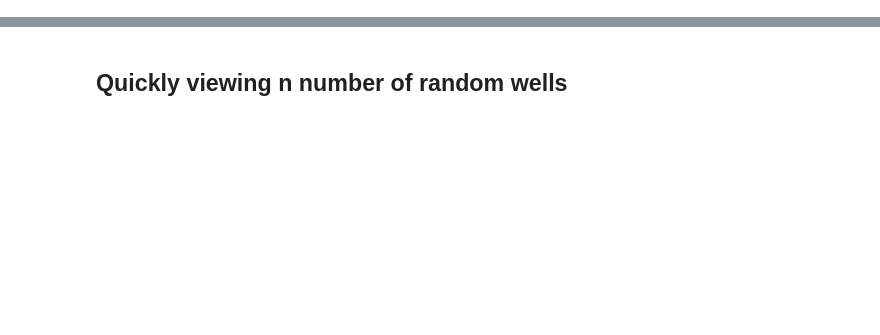
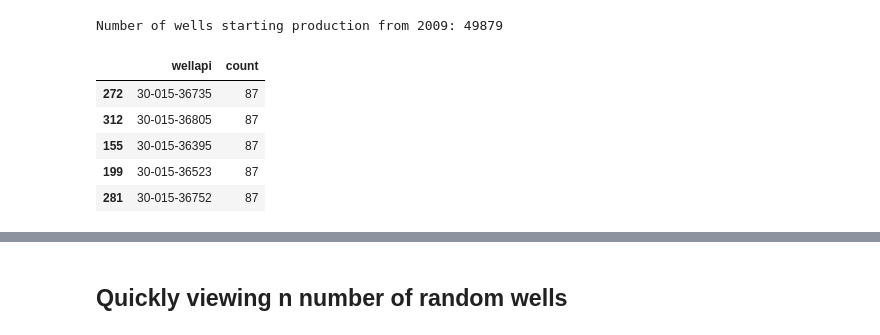
Before and after one commit to abeduplaa/decline-curve-analysis, a Jupyter notebook: notebooks/ArpsDCA.ipynb, the cells around one changed output, grey strips where cells are left out. Saved outputs shown, nothing was run; the diff lists cells and outputs as text; code cells hidden in the pictures; blank space fills up the shorter version.

```diff
--- a/notebooks/ArpsDCA.ipynb
+++ b/notebooks/ArpsDCA.ipynb
@@ -54,3 +57,8 @@ if omnisci:
 
     df_permian = pd.read_sql(query,con)
     df_permian.head()
+else:
+    permian_all_wells_file = '../data/wells_permian.parquet'
+    t0 = time.time()
+    df_permian = pd.read_parquet(permian_all_wells_file, engine='pyarrow')
+    print("Time to read from parquet: ", time.time()-t0)
@@ -66,10 +76,12 @@ NameError: name 'df_permian' is not defined
 # %%
-start_date = datetime.datetime(2011,1,1)
+start_date = datetime.datetime(2009,1,1)
 
-end_date = datetime.datetime(2015,1,1)
+end_date = datetime.datetime(2016,1,1)
 
 no_wells = len(df_permian['wellapi']
             .loc[(df_permian['firstproducingmonth'] > start_date) & (df_permian['firstproducingmonth'] <= end_date)]
             .unique()
            )
 print("Number of wells starting production from %s: %d" %(start_date.year, no_wells))
+# %% [output]
+Number of wells starting production from 2009: 49879
@@ -76,18 +99,28 @@ print("Number of wells starting production from %s: %d" %(start_date.year, no_we
 # %%
-production_col = 'BOE'
+production_col = 'OilProduced'
+datapoints = 18
 
-df_permian_recent = (df_permian.loc[df_permian['firstproducingmonth'] > start_date]
+df_permian_recent = (df_permian[df_permian['wellapi'].isin(wells)]
+                     .loc[(df_permian['firstproducingmonth'] > start_date) & (df_permian['firstproducingmonth'] <= end_date)]
                      .sort_values(production_col, ascending=False)
                      .drop_duplicates(['wellapi','SequentialMonthWell'])
                      .dropna(subset=[production_col, 'SequentialMonthWell'])
+                     .groupby('wellapi').filter(lambda x: len(x) >= datapoints)
                      .sort_values(['wellapi',production_col],ascending=True)
                  )
 
 well_information = (df_permian_recent[['wellapi','SequentialMonthWell']]
  .groupby(['wellapi'])['SequentialMonthWell']
  .count()
  .reset_index(name='count')
  .sort_values(['count'], ascending=False)
 )
 
 well_information.head()
+# %% [output]
+|  | wellapi | count |
+| 272 | 30-015-36735 | 87 |
+| 312 | 30-015-36805 | 87 |
+| 155 | 30-015-36395 | 87 |
+| 199 | 30-015-36523 | 87 |
+| 281 | 30-015-36752 | 87 |
```
Also changed, not shown: parts of 42 cells of this notebook, 3 other files.
